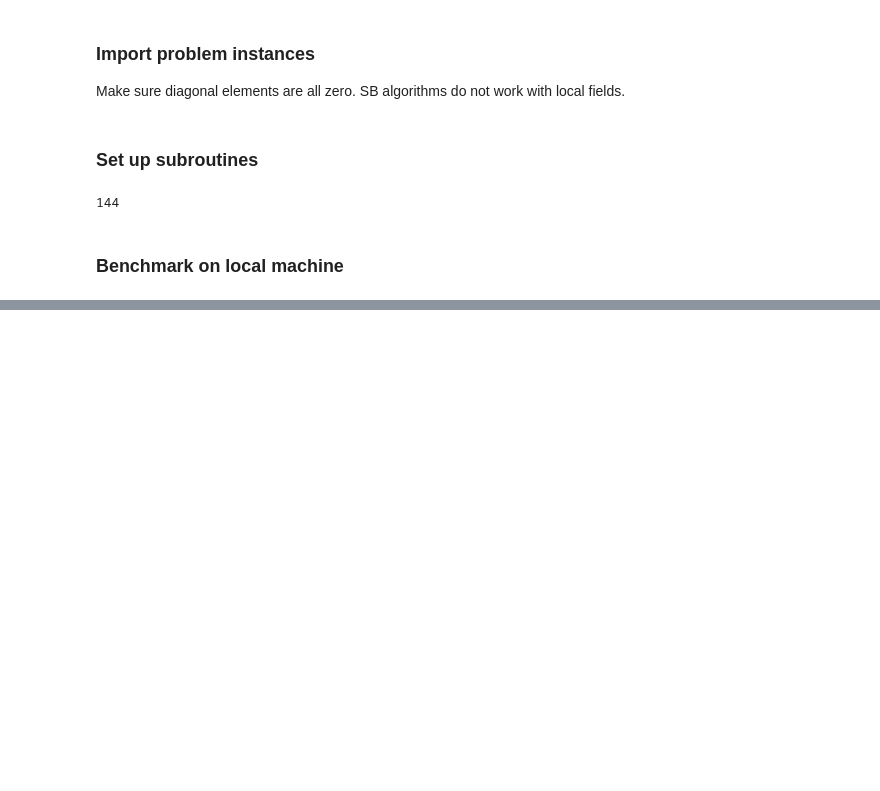
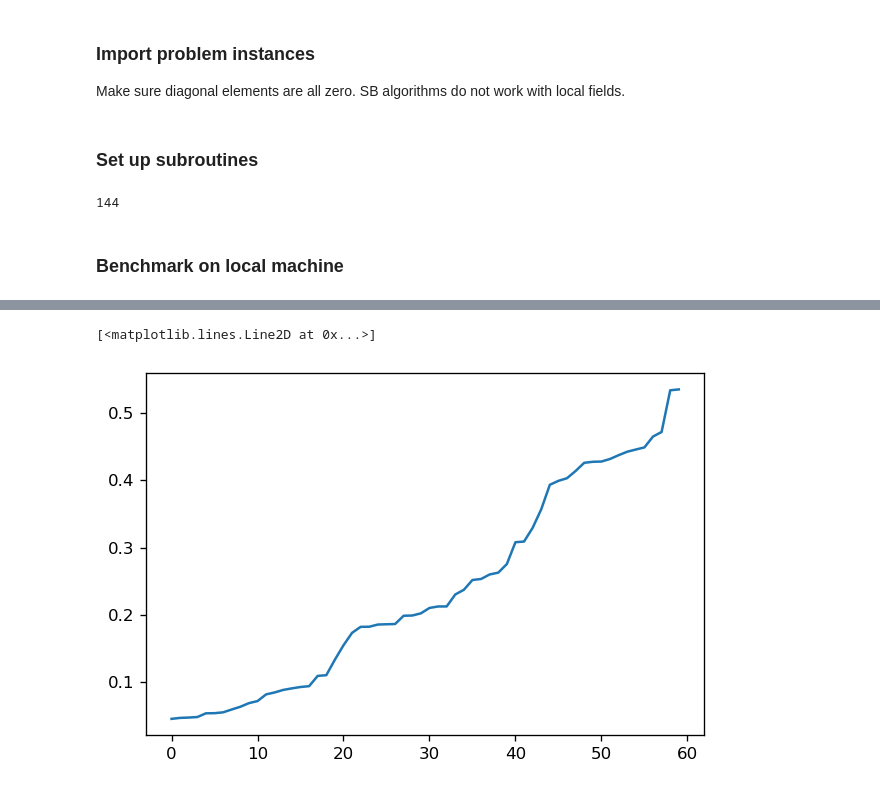
Before and after one commit to haoyudoingthings/Annealing-Algorithms, a Jupyter notebook: Simulated Bifurcation/Simulated Bifurcation Benchmark.ipynb, the cells around one changed output, grey strips where cells are left out. Drawn from its saved outputs; the diff is of its cells as text; code cells hidden in the pictures; blank space fills up the shorter version.

```diff
--- a/Simulated Bifurcation/Simulated Bifurcation Benchmark.ipynb
+++ b/Simulated Bifurcation/Simulated Bifurcation Benchmark.ipynb
@@ -196,0 +254,19 @@ time: 877.1540837287903 s
+# %%
+args_lst = [(steps, flt(dt), flt(a0), flt(c0)) for a0 in np.arange(0.5, 3.5, 0.5) for c0 in np.arange(0.1, 1.1, 0.1)]
+# %%
+sol = {'60': [536, 532, 529, 538, 527, 533, 531, 535, 530, 533], \
+       '80': [929, 941, 934, 923, 932, 926, 929, 929, 925, 923], \
+       '100': [1430, 1425, 1432, 1424, 1440, 1436, 1434, 1431, 1432, 1430]}
+# %%
+ans_dict = {}
+
+for args in args_lst:
+    eff_rate = {'60': 0, '80': 0, '100': 0}
+    with open(os.getcwd()+f'/output_files/out-dSB-{args}.txt', 'r') as f:
+        lines = f.readlines()
+        for line in lines:
+            line = line.split()
+            eff_rate[line[0]] += int(line[-1]) / sol[line[0]][int(line[1])] / (len(lines)/3)
+
+    ans_dict[args] = eff_rate
+    print(args, eff_rate)
@@ -196,0 +311,3 @@ time: 877.1540837287903 s
+# %%
+for a in sorted(args_lst, key=lambda a: sum(ans_dict[a].values()), reverse=True):
+    print(a, ans_dict[a])
@@ -196,0 +332,9 @@ time: 877.1540837287903 s
+# %%
+fig = plt.figure(dpi=120)
+ax = plt.axes()
+y = [sum(ans_dict[b].values())/3 for b in sorted(args_lst, key=lambda a: sum(ans_dict[a].values()))]
+
+ax.plot(np.arange(len(y)), y)
+# %% [output]
+[<matplotlib.lines.Line2D at 0x...>]
+[figure, added]
```
Also changed, not shown: parts of 21 cells of this notebook, 1 other file.
